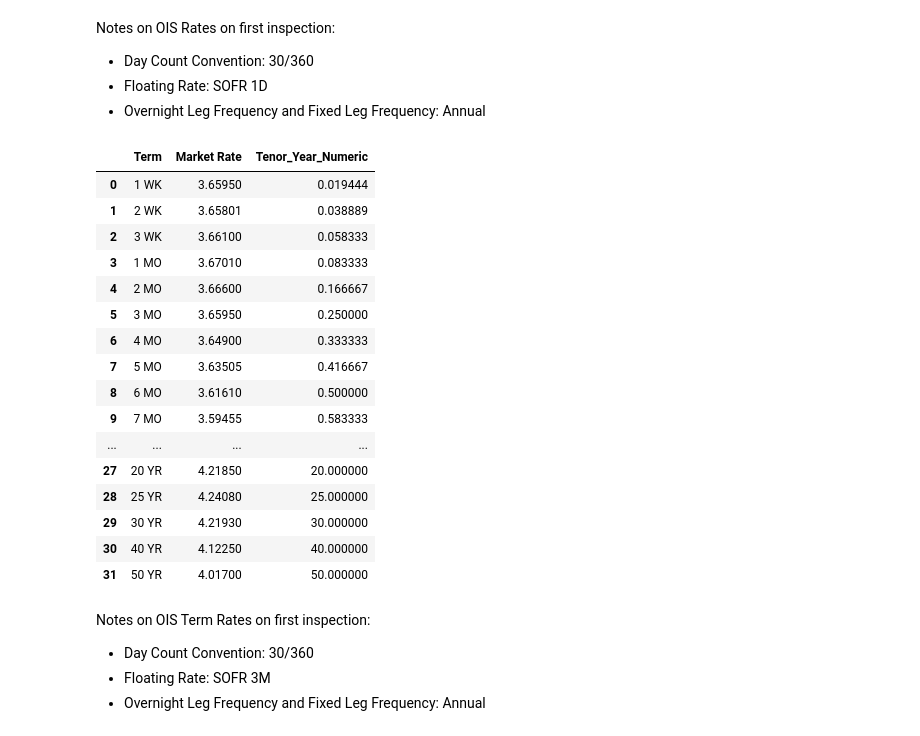
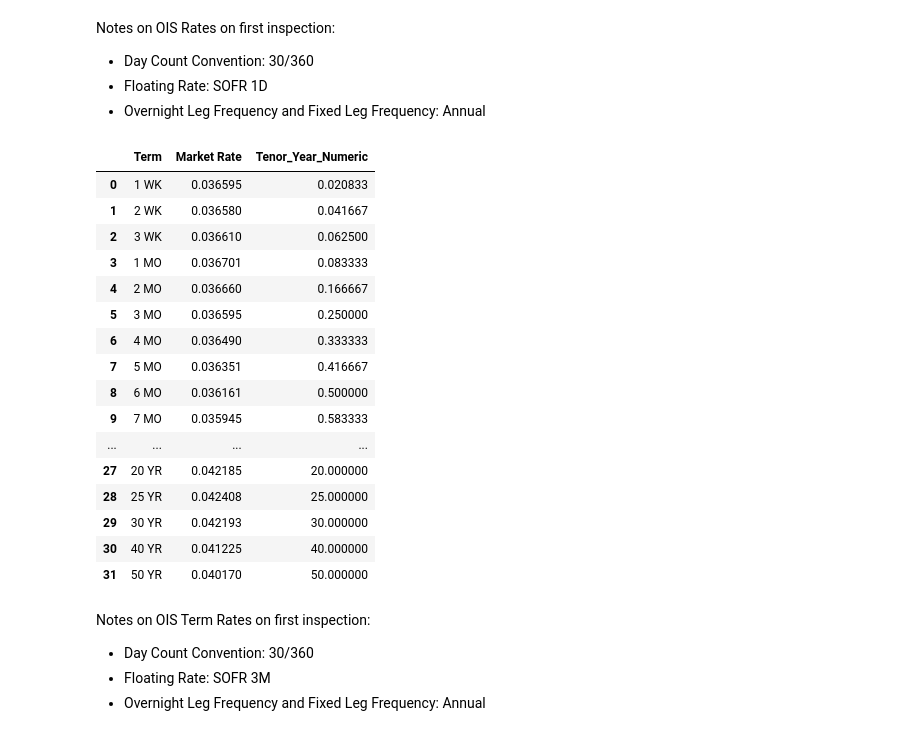
Before and after one commit to Gregtwl/QF605_Assignment, a Jupyter notebook: Answer_Deck.ipynb, the cells around one changed output. Drawn from its saved outputs; the diff is of its cells as text; code cells hidden in the pictures.

```diff
--- a/Answer_Deck.ipynb
+++ b/Answer_Deck.ipynb
@@ -64,30 +64,31 @@ def convert_tenor_to_numeric_OIS(series):
     unit = parts.str[1]
 
     conditions = [unit == 'WK', unit == 'MO', unit == 'YR']
-    choices = [num * 7 / 360, num * 30 / 360, num.astype(float)]
+    choices = [num * (30/4) / 360, num * 30 / 360, num.astype(float)]
 
     return np.select(conditions, choices, default=np.nan)
 # %%
 df_OIS['Tenor_Year_Numeric'] = convert_tenor_to_numeric_OIS(df_OIS['Term'])
+df_OIS['Market Rate'] = df_OIS['Market Rate'] / 100
 df_OIS
 # %% [output]
 |  | Term | Market Rate | Tenor_Year_Numeric |
-| 0 | 1 WK | 3.65950 | 0.019444 |
-| 1 | 2 WK | 3.65801 | 0.038889 |
-| 2 | 3 WK | 3.66100 | 0.058333 |
-| 3 | 1 MO | 3.67010 | 0.083333 |
-| 4 | 2 MO | 3.66600 | 0.166667 |
-| 5 | 3 MO | 3.65950 | 0.250000 |
-| 6 | 4 MO | 3.64900 | 0.333333 |
-| 7 | 5 MO | 3.63505 | 0.416667 |
-| 8 | 6 MO | 3.61610 | 0.500000 |
-| 9 | 7 MO | 3.59455 | 0.583333 |
+| 0 | 1 WK | 0.036595 | 0.020833 |
+| 1 | 2 WK | 0.036580 | 0.041667 |
+| 2 | 3 WK | 0.036610 | 0.062500 |
+| 3 | 1 MO | 0.036701 | 0.083333 |
+| 4 | 2 MO | 0.036660 | 0.166667 |
+| 5 | 3 MO | 0.036595 | 0.250000 |
+| 6 | 4 MO | 0.036490 | 0.333333 |
+| 7 | 5 MO | 0.036351 | 0.416667 |
+| 8 | 6 MO | 0.036161 | 0.500000 |
+| 9 | 7 MO | 0.035945 | 0.583333 |
 | ... | ... | ... | ... |
-| 27 | 20 YR | 4.21850 | 20.000000 |
-| 28 | 25 YR | 4.24080 | 25.000000 |
-| 29 | 30 YR | 4.21930 | 30.000000 |
-| 30 | 40 YR | 4.12250 | 40.000000 |
-| 31 | 50 YR | 4.01700 | 50.000000 |
+| 27 | 20 YR | 0.042185 | 20.000000 |
+| 28 | 25 YR | 0.042408 | 25.000000 |
+| 29 | 30 YR | 0.042193 | 30.000000 |
+| 30 | 40 YR | 0.041225 | 40.000000 |
+| 31 | 50 YR | 0.040170 | 50.000000 |
 # %%
 df_OIS_Term = pd.read_excel('Swap and Swaption Markets_Amended.xlsx', sheet_name=sheets[2])
 # df_OIS_Term;
```
Also changed, not shown: parts of 14 cells of this notebook.
